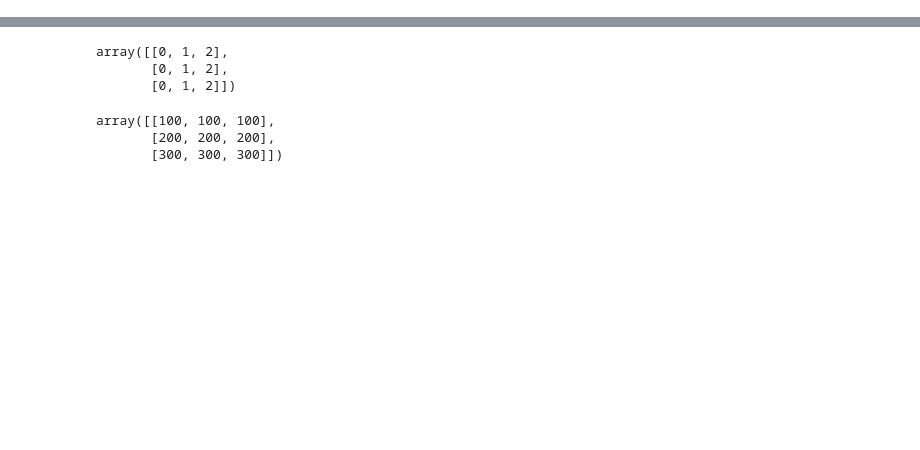
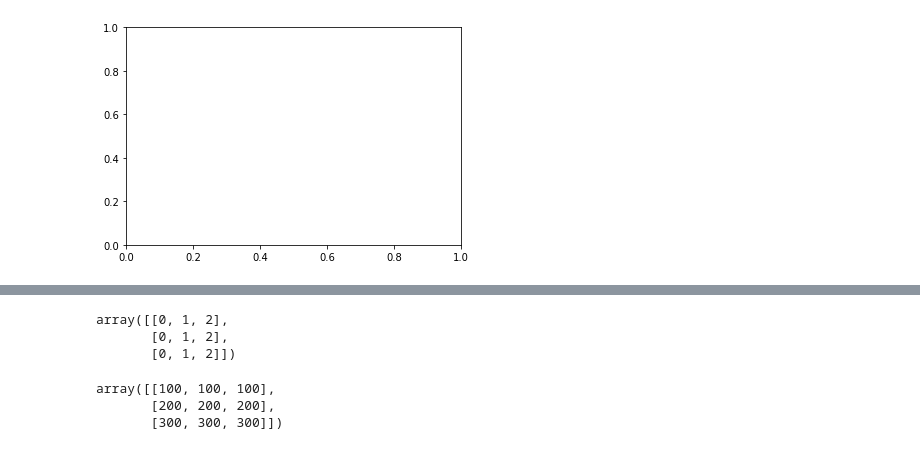
Before and after one commit to hangjianli/2019-fa-stats131, a Jupyter notebook: disc7.ipynb, the cells around one changed output, grey strips where cells are left out. Saved outputs shown, nothing was run; the diff lists cells and outputs as text; code cells hidden in the pictures; blank space fills up the shorter version.

```diff
--- a/disc7.ipynb
+++ b/disc7.ipynb
@@ -10,0 +49,4 @@ InteractiveShell.ast_node_interactivity = "all"
+# %%
+fig, ax = plt.subplots() # make Figure and Axes which belongs to 'fig'
+# %% [output]
+[figure, added]
```
Also changed, not shown: parts of 35 cells of this notebook, 1 other file.
